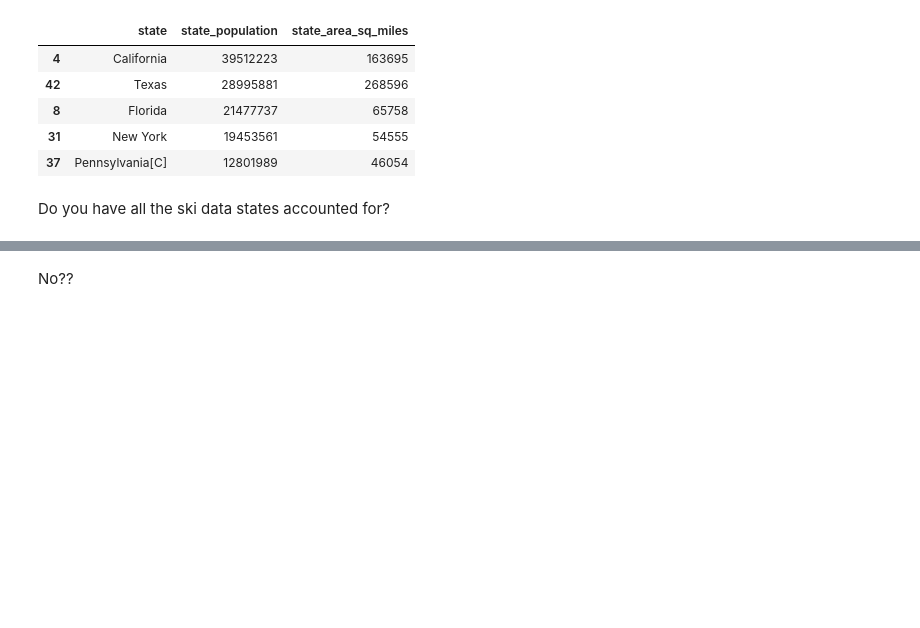
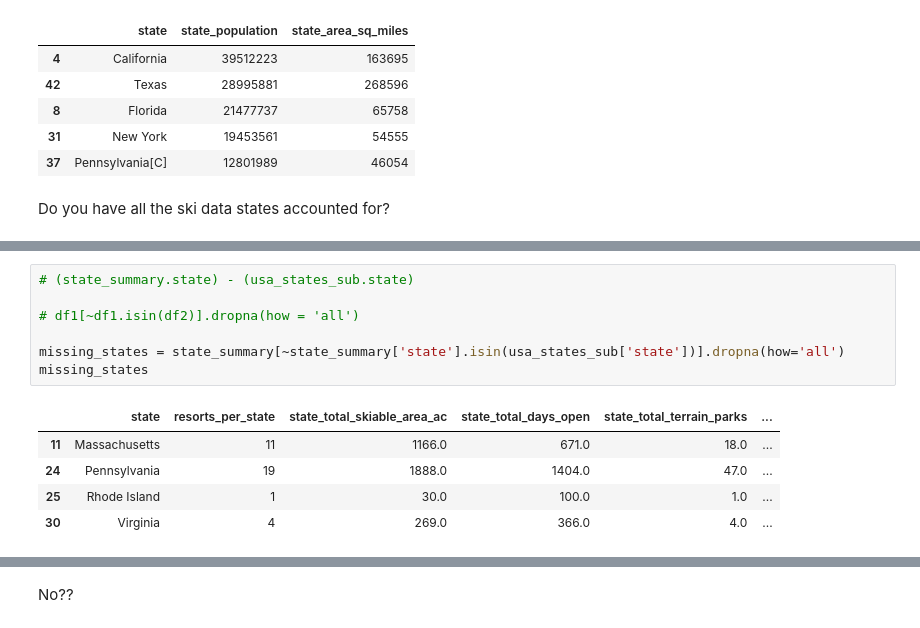
Before and after one commit to misterrustia/DataScienceGuidedCapstone, a Jupyter notebook: Notebooks/02_data_wrangling.ipynb, the cells around one changed output, grey strips where cells are left out. Drawn from its saved outputs; the diff is of its cells as text; blank space fills up the shorter version.

```diff
--- a/Notebooks/02_data_wrangling.ipynb
+++ b/Notebooks/02_data_wrangling.ipynb
@@ -1099,0 +1161,13 @@ Do you have all the ski data states accounted for?
+# %%
+# (state_summary.state) - (usa_states_sub.state)
+
+# df1[~df1.isin(df2)].dropna(how = 'all')
+
+missing_states = state_summary[~state_summary['state'].isin(usa_states_sub['state'])].dropna(how='all')
+missing_states
+# %% [output]
+|  | state | resorts_per_state | state_total_skiable_area_ac | state_total_days_open | state_total_terrain_parks | ... |
+| 11 | Massachusetts | 11 | 1166.0 | 671.0 | 18.0 | ... |
+| 24 | Pennsylvania | 19 | 1888.0 | 1404.0 | 47.0 | ... |
+| 25 | Rhode Island | 1 | 30.0 | 100.0 | 1.0 | ... |
+| 30 | Virginia | 4 | 269.0 | 366.0 | 4.0 | ... |
```
Also changed, not shown: parts of 20 cells of this notebook.
